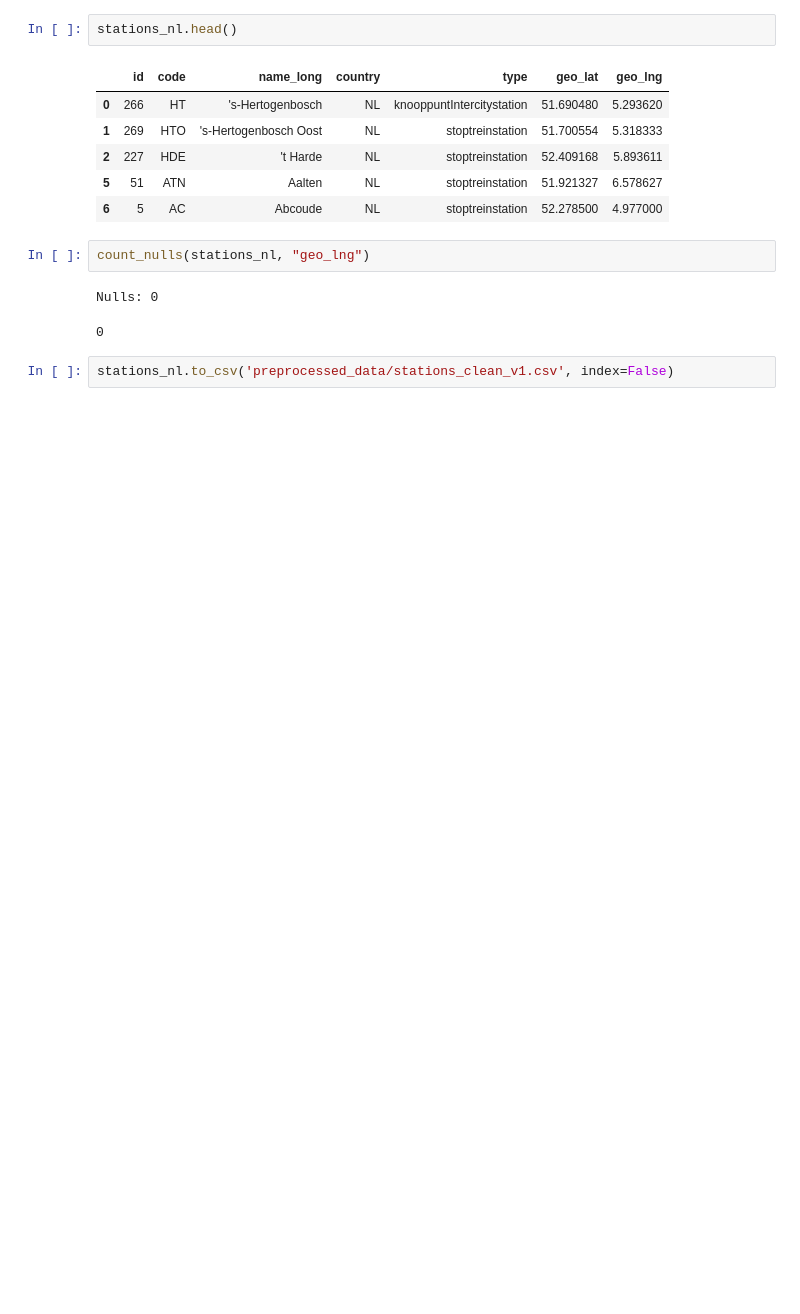
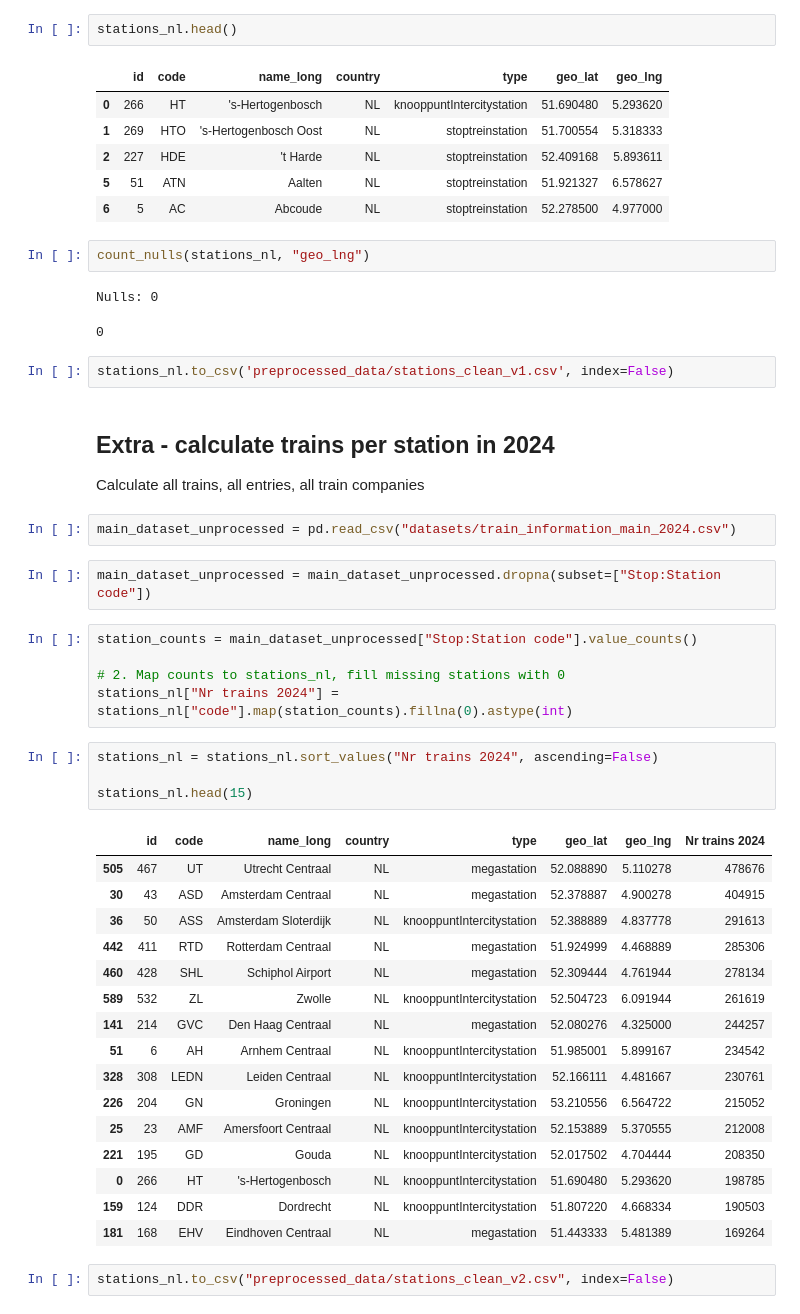
Before and after one commit to tymakat/predicting-train-delays, a Jupyter notebook: S4_Stations_Metadata.ipynb, the cells around one changed output. Saved outputs shown, nothing was run; the diff lists cells and outputs as text; blank space fills up the shorter version.

Commit message:
feat(stations): extracting amount of trains per year per station

```diff
--- a/S4_Stations_Metadata.ipynb
+++ b/S4_Stations_Metadata.ipynb
@@ -101,3 +101,38 @@ Nulls: 0
 0
 # %%
 stations_nl.to_csv('preprocessed_data/stations_clean_v1.csv', index=False)
+# %% [markdown]
+## Extra - calculate trains per station in 2024
+Calculate all trains, all entries, all train companies
+# %%
+main_dataset_unprocessed = pd.read_csv("datasets/train_information_main_2024.csv")
+# %%
+main_dataset_unprocessed = main_dataset_unprocessed.dropna(subset=["Stop:Station code"])
+# %%
+station_counts = main_dataset_unprocessed["Stop:Station code"].value_counts()
+
+# 2. Map counts to stations_nl, fill missing stations with 0
+stations_nl["Nr trains 2024"] = stations_nl["code"].map(station_counts).fillna(0).astype(int)
+# %%
+stations_nl = stations_nl.sort_values("Nr trains 2024", ascending=False)
+
+stations_nl.head(15)
+# %% [output]
+|  | id | code | name_long | country | type | geo_lat | geo_lng | Nr trains 2024 |
+| 505 | 467 | UT | Utrecht Centraal | NL | megastation | 52.088890 | 5.110278 | 478676 |
+| 30 | 43 | ASD | Amsterdam Centraal | NL | megastation | 52.378887 | 4.900278 | 404915 |
+| 36 | 50 | ASS | Amsterdam Sloterdijk | NL | knooppuntIntercitystation | 52.388889 | 4.837778 | 291613 |
+| 442 | 411 | RTD | Rotterdam Centraal | NL | megastation | 51.924999 | 4.468889 | 285306 |
+| 460 | 428 | SHL | Schiphol Airport | NL | megastation | 52.309444 | 4.761944 | 278134 |
+| 589 | 532 | ZL | Zwolle | NL | knooppuntIntercitystation | 52.504723 | 6.091944 | 261619 |
+| 141 | 214 | GVC | Den Haag Centraal | NL | megastation | 52.080276 | 4.325000 | 244257 |
+| 51 | 6 | AH | Arnhem Centraal | NL | knooppuntIntercitystation | 51.985001 | 5.899167 | 234542 |
+| 328 | 308 | LEDN | Leiden Centraal | NL | knooppuntIntercitystation | 52.166111 | 4.481667 | 230761 |
+| 226 | 204 | GN | Groningen | NL | knooppuntIntercitystation | 53.210556 | 6.564722 | 215052 |
+| 25 | 23 | AMF | Amersfoort Centraal | NL | knooppuntIntercitystation | 52.153889 | 5.370555 | 212008 |
+| 221 | 195 | GD | Gouda | NL | knooppuntIntercitystation | 52.017502 | 4.704444 | 208350 |
+| 0 | 266 | HT | 's-Hertogenbosch | NL | knooppuntIntercitystation | 51.690480 | 5.293620 | 198785 |
+| 159 | 124 | DDR | Dordrecht | NL | knooppuntIntercitystation | 51.807220 | 4.668334 | 190503 |
+| 181 | 168 | EHV | Eindhoven Centraal | NL | megastation | 51.443333 | 5.481389 | 169264 |
+# %%
+stations_nl.to_csv("preprocessed_data/stations_clean_v2.csv", index=False)
```
Also changed, not shown: parts of 2 cells of this notebook, 5 other files.
